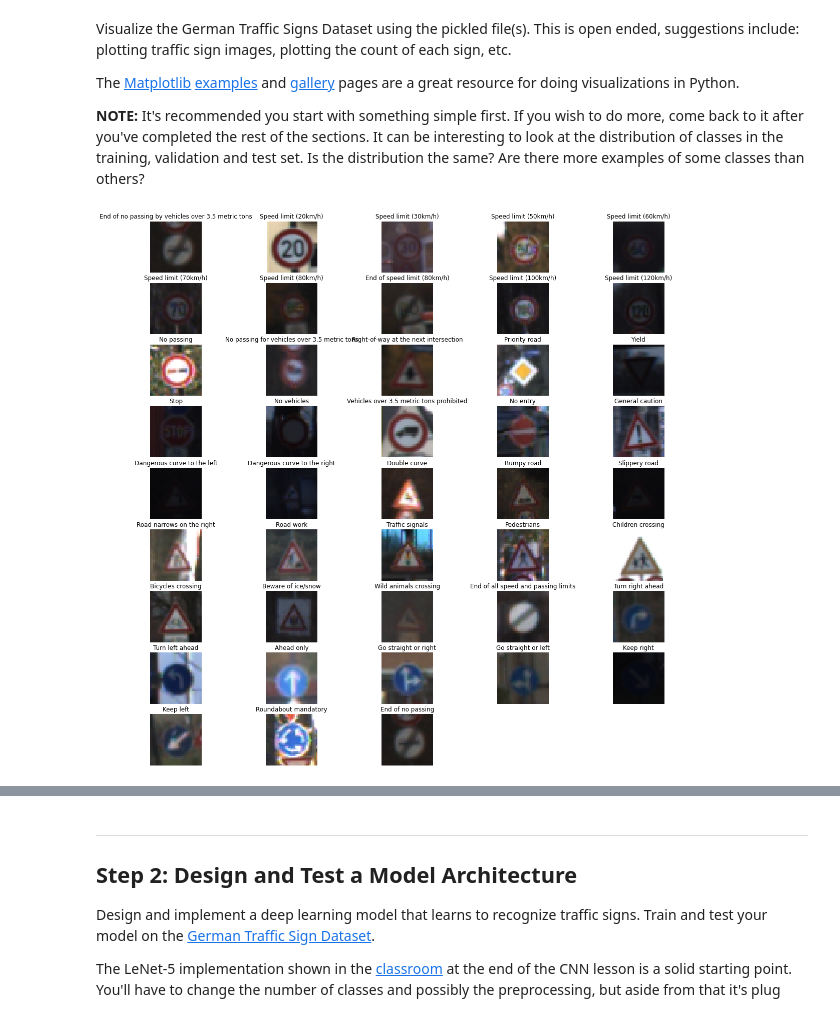
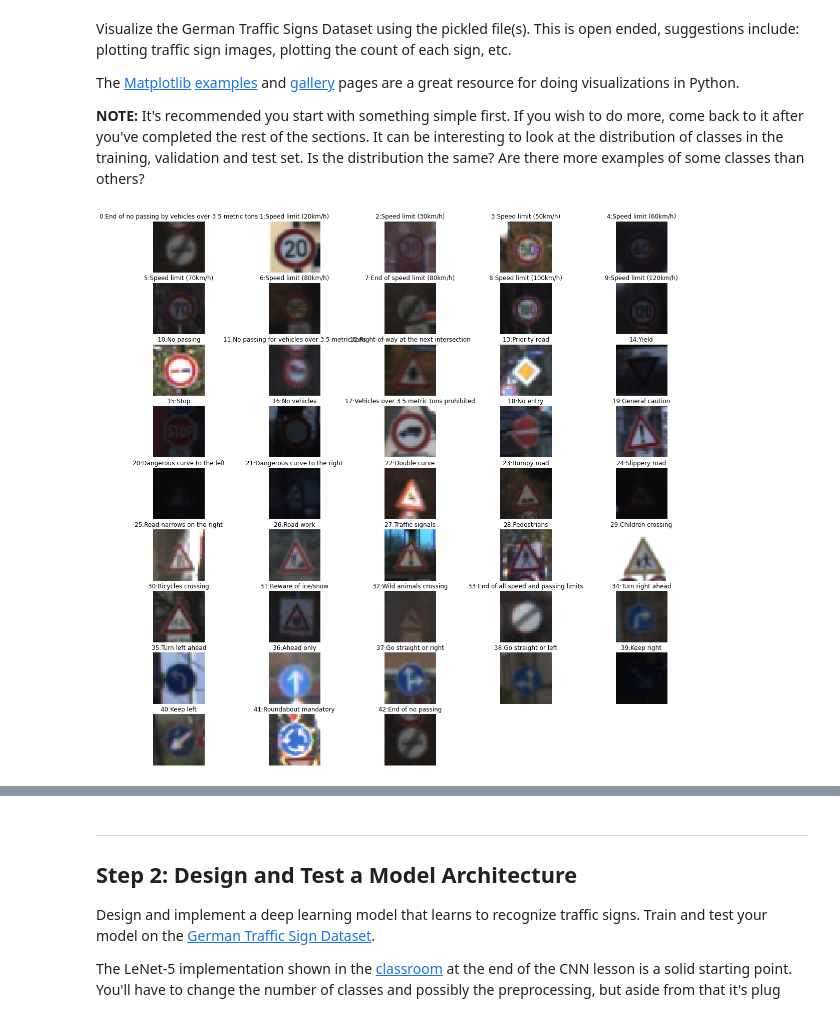
Before and after one commit to krapko96/self-driving-car-engineer-nanodegree, a Jupyter notebook: CV-DL-and-sensor-fusion/p3-traffic-sign-classifier/Traffic_Sign_Classifier_gcolab.ipynb, the cells around one changed output, grey strips where cells are left out. Drawn from its saved outputs; the diff is of its cells as text; code cells hidden in the pictures.

```diff
--- a/CV-DL-and-sensor-fusion/p3-traffic-sign-classifier/Traffic_Sign_Classifier_gcolab.ipynb
+++ b/CV-DL-and-sensor-fusion/p3-traffic-sign-classifier/Traffic_Sign_Classifier_gcolab.ipynb
@@ -110,23 +110,23 @@ The [Matplotlib](http://matplotlib.org/) [examples](http://matplotlib.org/exampl
 # %%
 ### Data exploration visualization code goes here.
 ### Feel free to use as many code cells as needed.
 import matplotlib.pyplot as plt
 fig, axs = plt.subplots(9,5, figsize=(20, 20))
 axs = axs.ravel()
 
 
 for i in range(n_classes):
     index = np.where(y_train == (i-1))
     if len(index[0]) != 0:
         value = index[0][0]
     else:
         value = 0
 
     image_data = X_train[value]
     axs[i].axis('off') # Plot without axis
     axs[i].imshow(X_train[value]) #Show image
-    axs[i].set_title(sign_names_pd.iat[i-1, 1]) #Show label as title
+    axs[i].set_title(str(i)+':' + sign_names_pd.iat[i-1, 1]) #Show label as title
     axs[43].axis('off') #turn axis off for blank plot
     axs[44].axis('off') #turn axis off for blank plot
 # %% [output]
-[figure, old version]
+[figure, new version]
```
Also changed, not shown: parts of 3 cells of this notebook.
